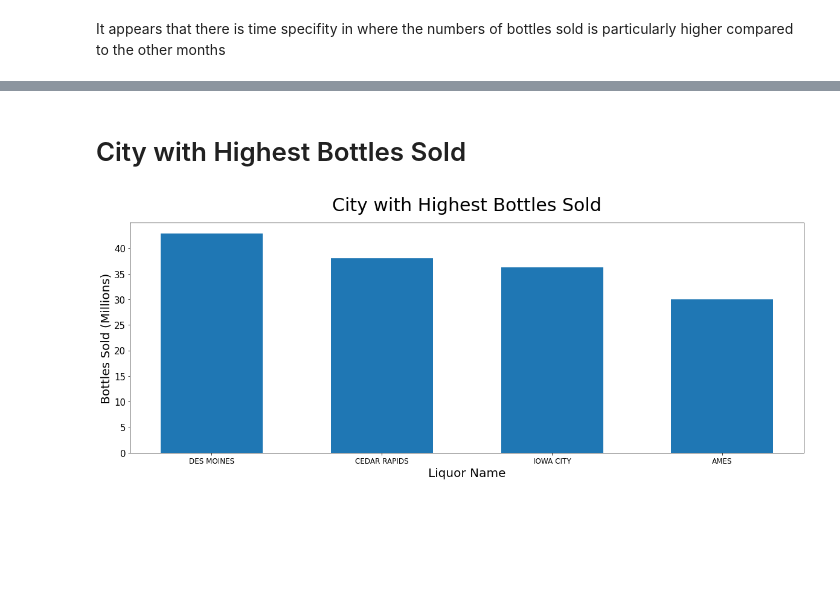
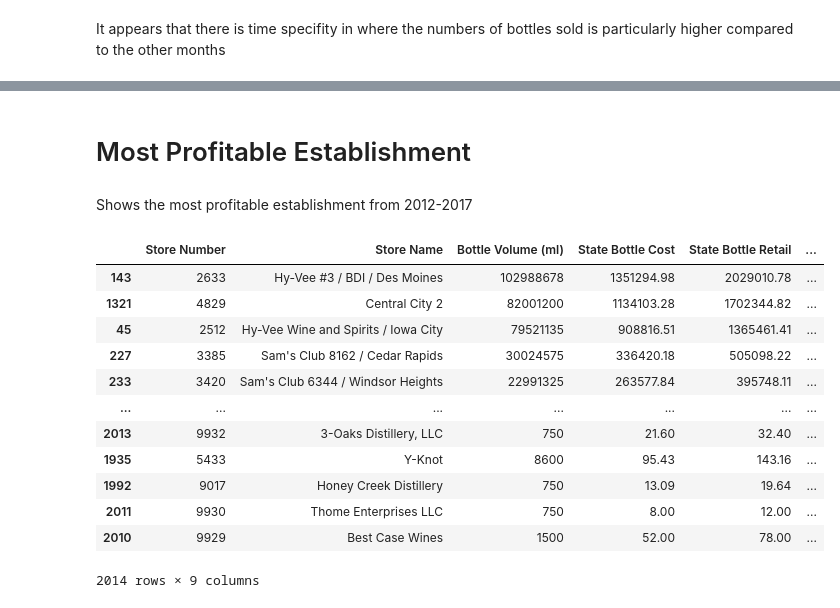
Before and after one commit to aronnicksnts/kaggle-projects, a Jupyter notebook: Iowa Liquor Sales/Iowa Liquor Sales Report.ipynb, the cells around one changed output, grey strips where cells are left out. Drawn from its saved outputs; the diff is of its cells as text; code cells hidden in the pictures; blank space fills up the shorter version.

```diff
--- a/Iowa Liquor Sales/Iowa Liquor Sales Report.ipynb
+++ b/Iowa Liquor Sales/Iowa Liquor Sales Report.ipynb
@@ -240,2 +173,0 @@ plt.show()
-# %% [markdown]
-# City with Highest Bottles Sold
@@ -253,12 +174,30 @@ citySold.drop(columns=['Sale (Dollars)'], inplace = True)
-# %%
-fig, ax = plt.subplots(figsize=(20,7))
-plt.bar(citySold['City'].head(5), citySold['Sale (Millions)'].head(5), width=0.6)
-plt.xlabel('Liquor Name', fontsize=20)
-plt.ylabel('Bottles Sold (Millions)', fontsize=20)
-plt.yticks(fontsize=15)
-plt.xticks(fontsize=12)
-plt.title('City with Highest Bottles Sold', fontsize=30, pad=20)
-plt.savefig('Images\\CityBottleSold.jpg', dpi=300)
-plt.show()
-# %% [output]
-[figure, removed]
+# %% [markdown]
+# Most Profitable Establishment
+# %% [markdown]
+Shows the most profitable establishment from 2012-2017
+# %%
+storeSold = df.groupby(['Store Number', 'Store Name'])[['Bottle Volume (ml)',
+                                                        'State Bottle Cost', 'State Bottle Retail',
+                                                        'Bottles Sold','Sale (Dollars)', 'Volume Sold (Liters)',
+                                                        'Volume Sold (Gallons)']].agg('sum').reset_index().sort_values(
+    ['Sale (Dollars)'], ascending = False)
+
+storeSold['Bottles Sold (Millions)'] = storeSold['Bottles Sold'].div(1000000)
+storeSold['Sale (Millions)'] = storeSold['Sale (Dollars)'].div(1000000)
+storeSold.drop(columns=['Bottles Sold'], inplace = True)
+storeSold.drop(columns=['Sale (Dollars)'], inplace = True)
+storeSold
+# %% [output]
+|  | Store Number | Store Name | Bottle Volume (ml) | State Bottle Cost | State Bottle Retail | ... |
+| 143 | 2633 | Hy-Vee #3 / BDI / Des Moines | 102988678 | 1351294.98 | 2029010.78 | ... |
+| 1321 | 4829 | Central City 2 | 82001200 | 1134103.28 | 1702344.82 | ... |
+| 45 | 2512 | Hy-Vee Wine and Spirits / Iowa City | 79521135 | 908816.51 | 1365461.41 | ... |
+| 227 | 3385 | Sam's Club 8162 / Cedar Rapids | 30024575 | 336420.18 | 505098.22 | ... |
+| 233 | 3420 | Sam's Club 6344 / Windsor Heights | 22991325 | 263577.84 | 395748.11 | ... |
+| ... | ... | ... | ... | ... | ... | ... |
+| 2013 | 9932 | 3-Oaks Distillery, LLC | 750 | 21.60 | 32.40 | ... |
+| 1935 | 5433 | Y-Knot | 8600 | 95.43 | 143.16 | ... |
+| 1992 | 9017 | Honey Creek Distillery | 750 | 13.09 | 19.64 | ... |
+| 2011 | 9930 | Thome Enterprises LLC | 750 | 8.00 | 12.00 | ... |
+| 2010 | 9929 | Best Case Wines | 1500 | 52.00 | 78.00 | ... |
+2014 rows × 9 columns
```
Also changed, not shown: parts of 26 cells of this notebook, 3 other files.
